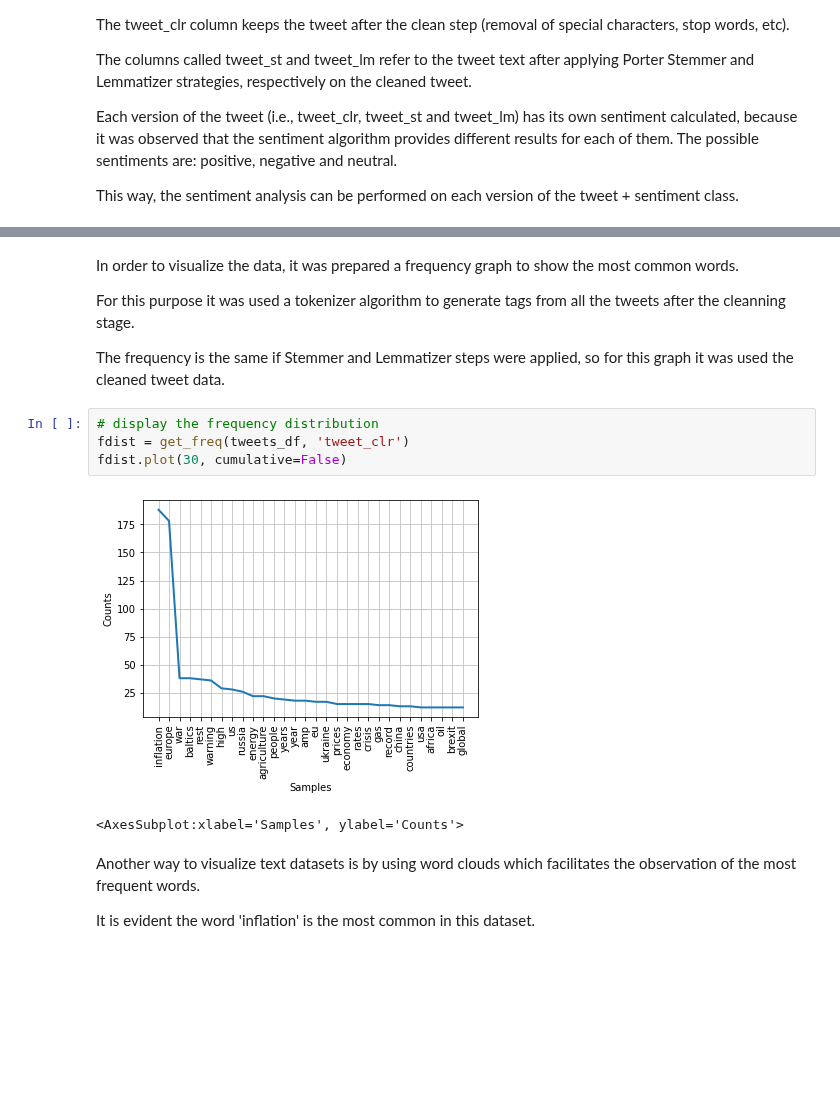
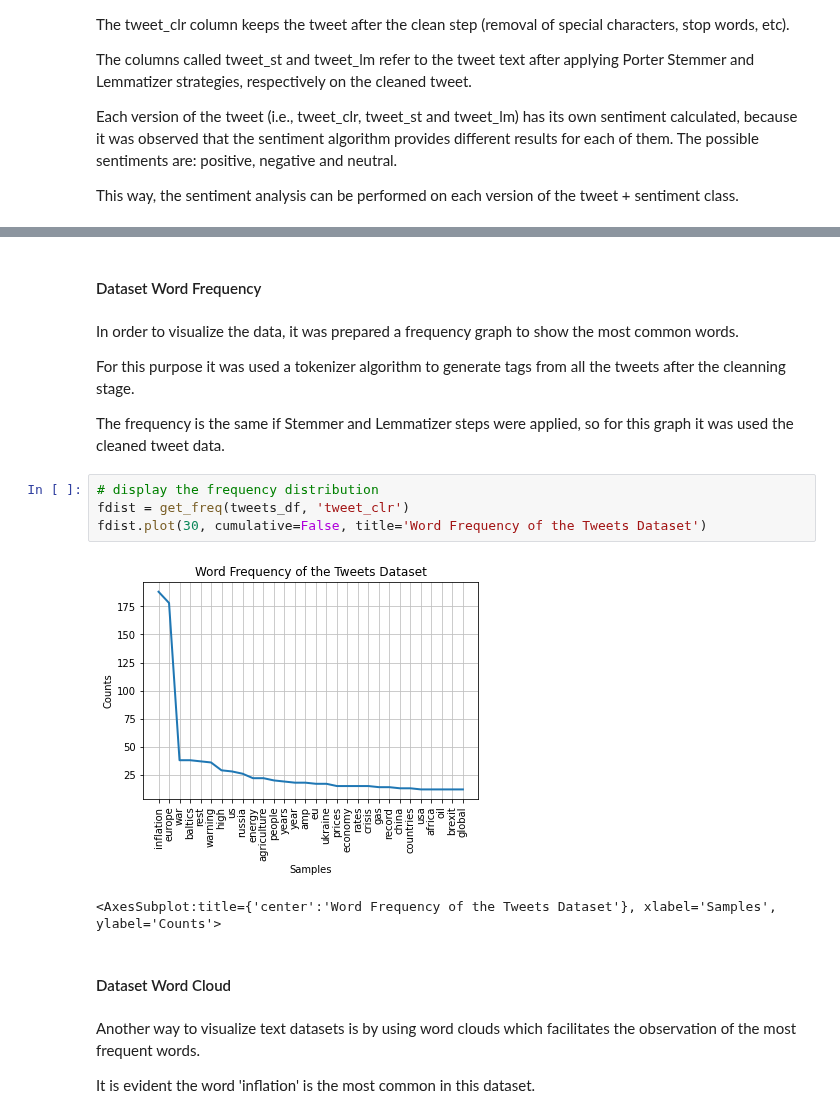
Before and after one commit to CCT-MastersDA/cct-ca2, a Jupyter notebook: jupyter/ML.ipynb, the cells around one changed output, grey strips where cells are left out. Drawn from its saved outputs; the diff is of its cells as text; blank space fills up the shorter version.

```diff
--- a/jupyter/ML.ipynb
+++ b/jupyter/ML.ipynb
@@ -633,6 +633,8 @@ tweets_df.head()
 | 2 | 2 | Big big good news for all #Europe... | negative | big big good news europe usa cold... | positive | big big good news europ usa cold ... | positive | big big good news europe usa cold... | positive |
 | 3 | 3 | "The measures, coupled with an ag... | positive | measures coupled agreement negoti... | positive | measur coupl agreement negoti eur... | negative | measures coupled agreement negoti... | positive |
 | 4 | 4 | It was due to the problems of Eur... | positive | due problems europe covid russia ... | positive | due problem europ covid russia uk... | positive | due problems europe covid russia ... | positive |
+# %% [markdown]
+#### Dataset Word Frequency
 # %% [markdown]
 In order to visualize the data, it was prepared a frequency graph to show the most common words.
 
@@ -642,10 +644,12 @@ The frequency is the same if Stemmer and Lemmatizer steps were applied, so for t
 # %%
 # display the frequency distribution
 fdist = get_freq(tweets_df, 'tweet_clr')
-fdist.plot(30, cumulative=False)
+fdist.plot(30, cumulative=False, title='Word Frequency of the Tweets Dataset')
 # %% [output]
-[figure, old version]
+[figure, new version]
-<AxesSubplot:xlabel='Samples', ylabel='Counts'>
+<AxesSubplot:title={'center':'Word Frequency of the Tweets Dataset'}, xlabel='Samples', ylabel='Counts'>
+# %% [markdown]
+#### Dataset Word Cloud
 # %% [markdown]
 Another way to visualize text datasets is by using word clouds which facilitates the observation of the most frequent words.
 
```
Also changed, not shown: parts of 17 cells of this notebook.
